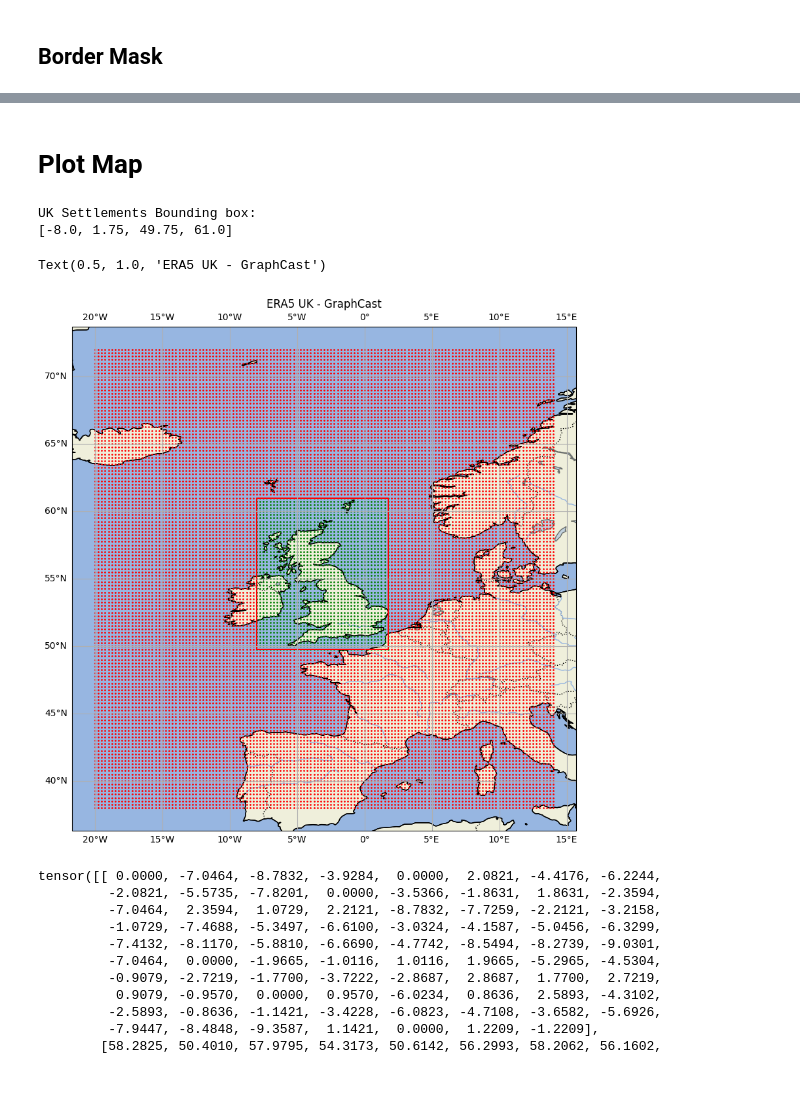
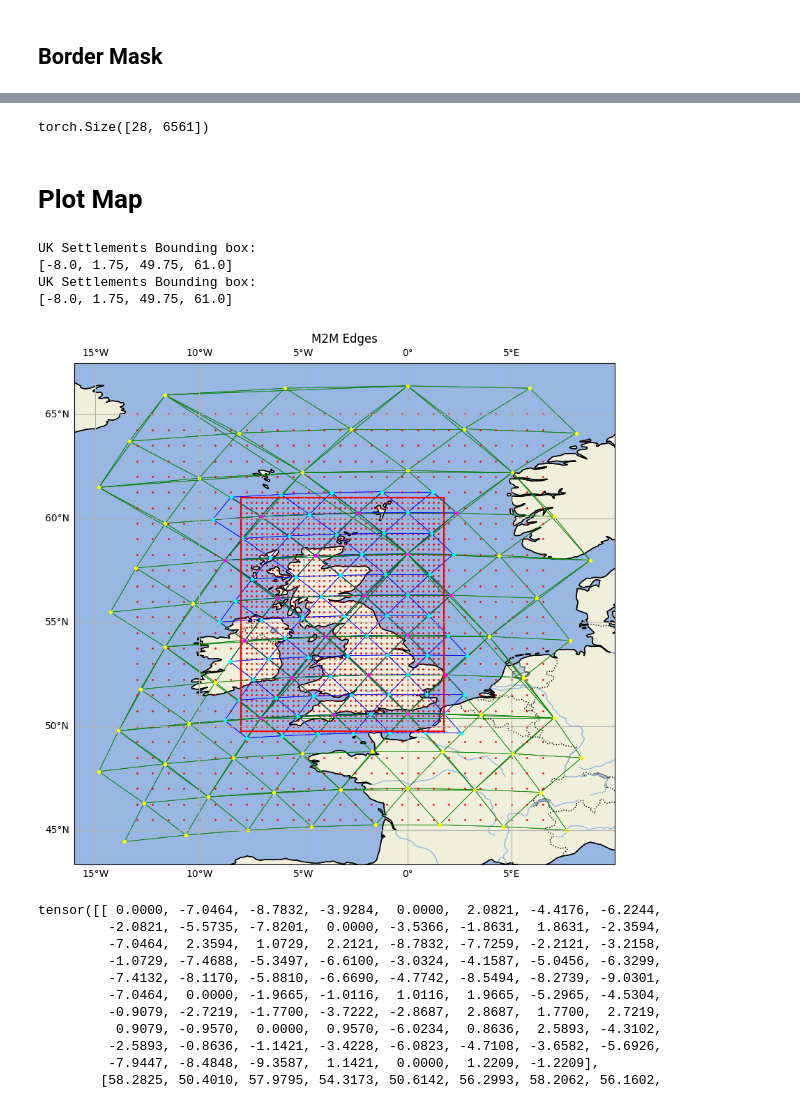
Before and after one commit to bet20ICL/neural-lam, a Jupyter notebook: notebooks/plot_map.ipynb, the cells around one changed output, grey strips where cells are left out. Drawn from its saved outputs; the diff is of its cells as text; code cells hidden in the pictures.

```diff
--- a/notebooks/plot_map.ipynb
+++ b/notebooks/plot_map.ipynb
@@ -77,14 +77,14 @@ def mesh_points(ax, mesh_pos, mesh_node_levels=None, filter_level=None, color="g
     else:
         ax.plot(mesh_pos[0], mesh_pos[1], 'o', color=color, transform=proj, markersize=3)
 
-def m2m_edges(ax, mesh_pos, m2m_edge_set):
+def m2m_edges(ax, mesh_pos, m2m_edge_set, style="g-"):
     for edge in m2m_edge_set:
         source = mesh_pos[:, edge[0]]
         target = mesh_pos[:, edge[1]]
         ax.plot(
             [source[0], target[0]],
             [source[1], target[1]],
-            "g-",
+            style,
             transform=proj,
             linewidth=0.5
         )
@@ -158,6 +158,6 @@ graph_name = "uk_max_ico"
 # coarse_graph_name = "uk_max_coarse_ico"
 # %%
 graph = load_graph(dataset, graph_name)
-# coarse_graph = load_graph(dataset_coarse, coarse_graph_name)
+coarse_graph = load_graph(dataset_coarse, coarse_graph_name)
 # full_coarse_graph = load_graph(dataset_coarse, f"{coarse_graph_name}_full")
 # %% [output]
@@ -195,0 +224,7 @@ graph.grid_xy.shape
+# %%
+a = graph.mesh_pos.numpy().T
+b = coarse_graph.mesh_pos.numpy().T
+a = set([tuple(x) for x in a])
+b = set([tuple(x) for x in b])
+
+intersection = np.array(list(a.intersection(b))).T
@@ -196,7 +254,10 @@ graph.grid_xy.shape
+# %%
+space.shape
+# %% [output]
+torch.Size([28, 6561])
 # %% [markdown]
 # Plot Map
 # %%
-# Create a map with PlateCarree projection
 fig, ax = plt.subplots(figsize=(10, 10), subplot_kw={'projection': proj})
 
 # Add geographical features
@@ -213,44 +274,51 @@ add_geo_features(ax)
 
 # g2m_edges(ax, graph.grid_xy, graph.mesh_pos, graph.g2m_edge_set)
 # m2m_edges(ax, graph.mesh_pos, graph.m2m_edge_set)
 # m2g_edges(ax, graph.grid_xy, graph.mesh_pos, graph.m2g_edge_set)
-# grid_points(ax, graph.grid_xy, "red")
-border_mask(ax, graph.grid_xy, mask, marker_size=1)
-# mesh_points(ax, graph.mesh_pos, graph.mesh_node_levels)
+grid_points(ax, graph.grid_xy, "red")
+# border_mask(ax, graph.grid_xy, mask, marker_size=1)
+# mesh_points(ax, graph.mesh_pos)
 
 # m2m_edges(ax, graph.mesh_pos, graph.m2m_edge_set)
 # grid_points(ax, graph.grid_xy, "red")
 # mesh_points(ax, graph.mesh_pos, graph.mesh_node_levels)
 
 # m2m_edges(ax, coarse_graph.mesh_pos, coarse_graph.m2m_edge_set)
 # grid_points(ax, coarse_graph.grid_xy, "red")
 # mesh_points(ax, coarse_graph.mesh_pos, coarse_graph.mesh_node_levels)
 
 # coarse2fine_edges(ax, coarse_graph.mesh_pos, graph.mesh_pos, coarse2fine_edge_set)
 # m2m_edges(ax, full_coarse_graph.mesh_pos, full_coarse_graph.m2m_edge_set)
-# m2m_edges(ax, graph.mesh_pos, graph.m2m_edge_set)
-# m2m_edges(ax, coarse_graph.mesh_pos, coarse_graph.m2m_edge_set)
-# grid_points(ax, coarse_graph.grid_xy, "red")
-# # mesh_points(ax, graph.mesh_pos, graph.mesh_node_levels)
+m2m_edges(ax, graph.mesh_pos, graph.m2m_edge_set, style="b-")
+m2m_edges(ax, coarse_graph.mesh_pos, coarse_graph.m2m_edge_set)
+grid_points(ax, coarse_graph.grid_xy, "red")
+mesh_points(ax, graph.mesh_pos, color="cyan")
 # mesh_points(ax, graph.mesh_pos)
-# mesh_points(ax, coarse_graph.mesh_pos, coarse_graph.mesh_node_levels)
+mesh_points(ax, coarse_graph.mesh_pos, color="yellow")
+mesh_points(ax, intersection, color="magenta")
 
 uk_settlments = [-8.00, 1.75, 49.75, 61.00]
 print("UK Settlements Bounding box:")
 print(uk_settlments)
 bounding_box(ax, uk_settlments)
 
 # Add gridlines
 gl = ax.gridlines(draw_labels=True)
 gl.top_lables = False
 gl.right_labels = False
 
-plt.title('ERA5 UK - GraphCast')
+plt.title('M2M Edges')
+
+uk_settlments = [-8.00, 1.75, 49.75, 61.00]
+print("UK Settlements Bounding box:")
+print(uk_settlments)
+bounding_box(ax, uk_settlments)
 # %% [output]
 UK Settlements Bounding box:
 [-8.0, 1.75, 49.75, 61.0]
+UK Settlements Bounding box:
+[-8.0, 1.75, 49.75, 61.0]
-Text(0.5, 1.0, 'ERA5 UK - GraphCast')
-[figure, old version]
+[figure, new version]
 # %%
 graph.mesh_pos
 # %% [output]
```
Also changed, not shown: parts of 10 cells of this notebook, 22 other files.
